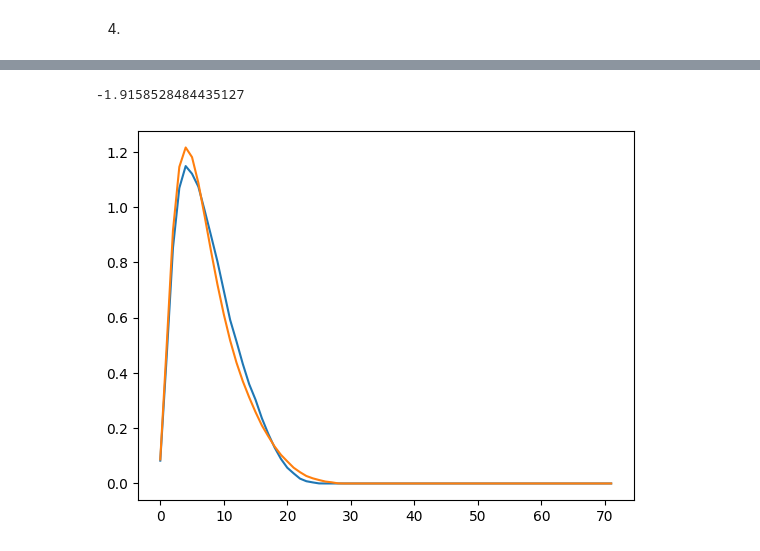
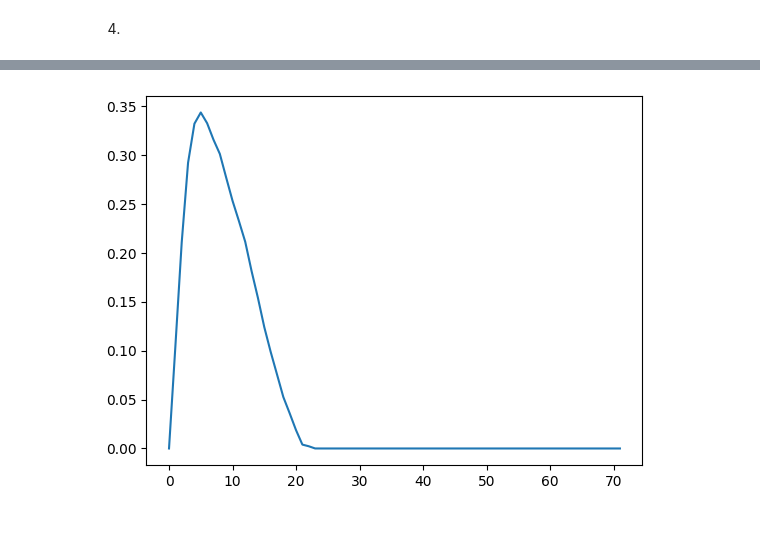
Before and after one commit to trevorolsson/Comp.-Phys.-Projects, a Jupyter notebook: Project 6/project6.ipynb, the cells around one changed output, grey strips where cells are left out. Cells and saved outputs as stored; diff of their text form; code cells hidden in the pictures.

Commit message:
Determined bug in variational method

```diff
--- a/Project 6/project6.ipynb
+++ b/Project 6/project6.ipynb
@@ -143,29 +143,26 @@ expectation(guess, potential, r, dr)
 # %%
 def variational(guess, potential, r, evaluations):
-    dr = np.diff(r)[0]
-    E0 = expectation(guess, potential, r, dr)
-    store = guess
-
+    store = np.zeros(len(r))
+    E0 = expectation(guess, potential, r)
+    for j in range(len(r)):
+        store[j] = guess[j]
     counter = 0
     E_after = 0
     while counter<evaluations:
-        dpsi = 0.25*(np.random.rand()-0.5)
-
-        rdx =  np.random.randint(len(r)-1)
-
+        rdx =  np.random.randint(1, len(r)-1)
+        store[rdx] = guess[rdx]
+        dpsi = 0.5*(np.random.rand()-0.5)
         guess[rdx] = guess[rdx]+dpsi
-        E_after = expectation(guess, potential, r, dr)
-
+        E_after = expectation(guess, potential, r)
         if E_after>E0:
             guess[rdx] = store[rdx]
-            print(counter)
         else:
-            store[rdx] = guess[rdx]
+            counter = counter+1
             E0 = E_after
-            print(counter)
-            counter+=1
-    return normalize(store, dr)
+    return normalize(guess)
 # %%
-# y = variational(guess, potential, r, 200)
-# plt.plot(y)
-# plt.show()
+y = variational(guess, potential, r, 200)
+plt.plot(y)
+plt.show()
+# %% [output]
+[figure, added]
@@ -218,7 +168,0 @@ def variational_working(un_trl:np.array, r_left:float, r_right:float, dr:float,
-# %%
-y = variational_working(guess, r[0], r[-1], dr, length, epsilon, sigma, 300)
-plt.plot(y)
-plt.show()
-# %% [output]
--1.9158528484435127
-[figure, removed]
```
Also changed, not shown: parts of 5 cells of this notebook.
